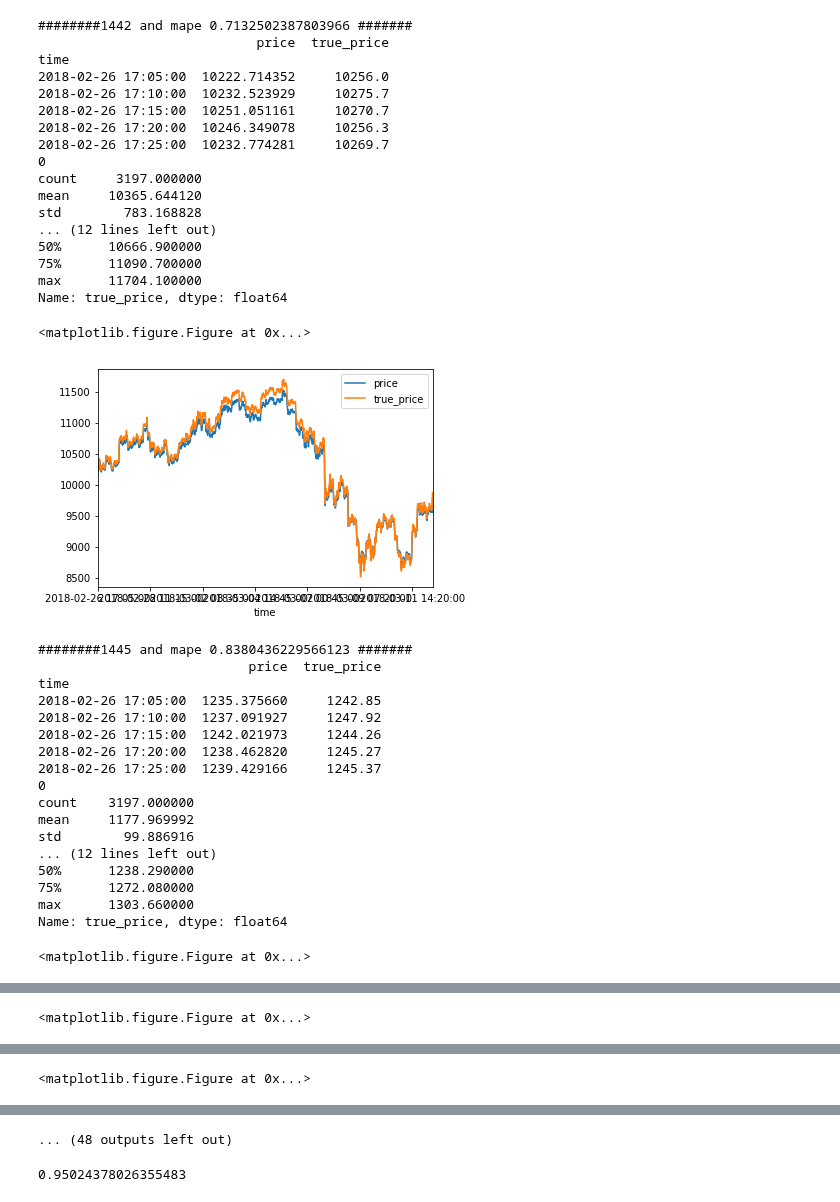
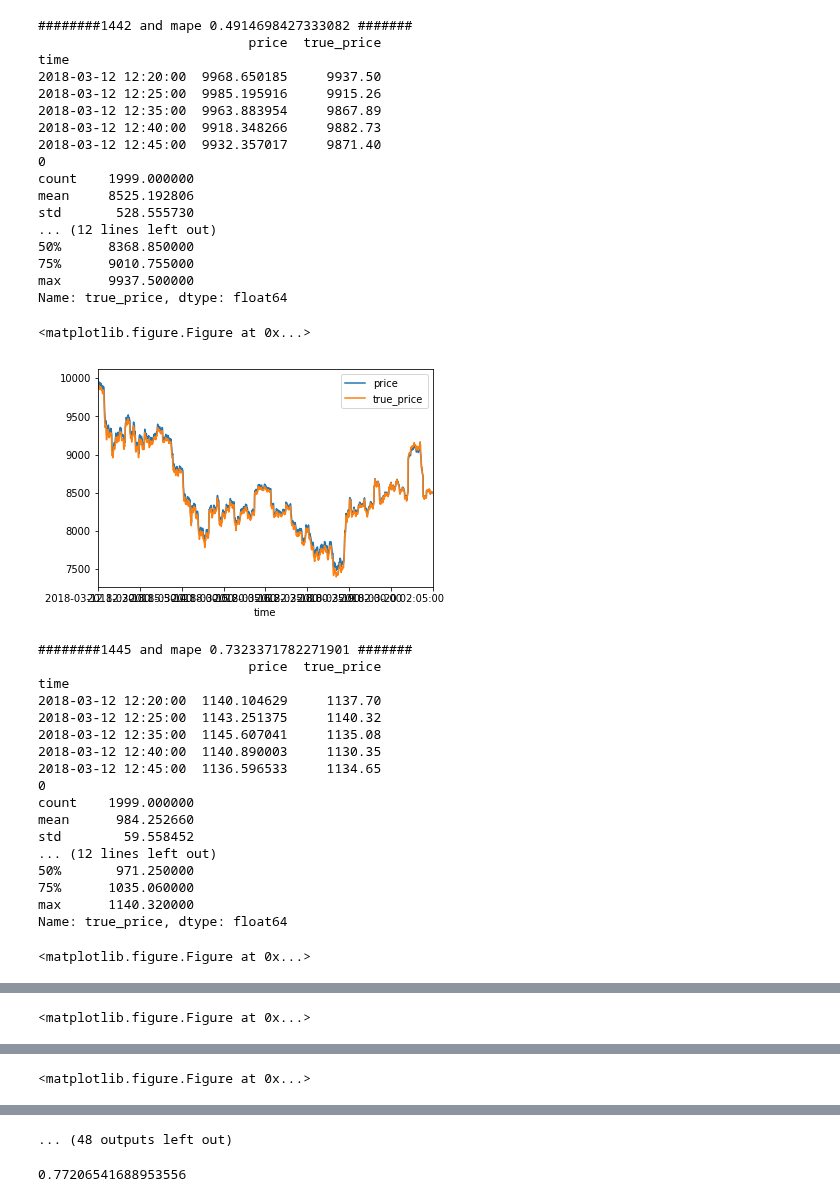
Before and after one commit to VladimirAnaniev/Academia-Datathon, a Jupyter notebook: radpet/baseline/coin_plot.ipynb, the cells around one changed output, grey strips where cells are left out. Drawn from its saved outputs; the diff is of its cells as text; code cells hidden in the pictures.

Commit message:
run models on test set

```diff
--- a/radpet/baseline/coin_plot.ipynb
+++ b/radpet/baseline/coin_plot.ipynb
@@ -13,59 +13,62 @@ coins = pd.read_csv('../SELECTED_COINS.csv').values.reshape((20,))
 # %%
 av_mape = []
 for coin in coins:
-    y_true = pd.read_csv('../data/train/'+str(coin)+'.csv', index_col='time')
-    y_true = y_true[10001:]
+#     y_true = pd.read_csv('../data/train/'+str(coin)+'.csv', index_col='time')
+    y_true = pd.read_csv('../data/test/'+str(coin)+'.csv', index_col='time')
+#     y_true = y_true[10001:]
+    y_true = y_true[1:]
 
-    y_pred = pd.read_csv('./'+str(coin)+'/checkpoints/y_pred_val.csv')
+#     y_pred = pd.read_csv('./'+str(coin)+'/checkpoints/y_pred_val.csv')
+    y_pred = pd.read_csv('./'+str(coin)+'/y_pred_test.csv')
     y_pred.index = y_true.index
     y_pred['true_price'] = y_true['price']
     mape_score = mape(y_true=y_pred['true_price'], y_pred=y_pred['price'])
     av_mape.append(mape_score)
     print('########{} and mape {} #######'.format(coin, mape_score))
     print(y_pred.head())
     print((y_pred['price'].values == y_true['price'].values).sum())
     print(y_pred['price'].describe())
     print()
     print(y_pred['true_price'].describe())
     plt.figure(figsize=(10,10));
     y_pred.plot()
     plt.show()
     print()
 # %% [output]
-########1442 and mape 0.7132502387803966 #######
-                            price  true_price
+########1442 and mape 0.4914698427333082 #######
+                           price  true_price
 time
-2018-02-26 17:05:00  10222.714352     10256.0
-2018-02-26 17:10:00  10232.523929     10275.7
-2018-02-26 17:15:00  10251.051161     10270.7
-2018-02-26 17:20:00  10246.349078     10256.3
-2018-02-26 17:25:00  10232.774281     10269.7
+2018-03-12 12:20:00  9968.650185     9937.50
+2018-03-12 12:25:00  9985.195916     9915.26
+2018-03-12 12:35:00  9963.883954     9867.89
+2018-03-12 12:40:00  9918.348266     9882.73
+2018-03-12 12:45:00  9932.357017     9871.40
 0
-count     3197.000000
-mean     10365.644120
-std        783.168828
+count    1999.000000
+mean     8525.192806
+std       528.555730
 ... (12 lines left out)
-50%      10666.900000
-75%      11090.700000
-max      11704.100000
+50%      8368.850000
+75%      9010.755000
+max      9937.500000
 Name: true_price, dtype: float64
 <matplotlib.figure.Figure at 0x...>
-[figure, old version]
+[figure, new version]
-########1445 and mape 0.8380436229566123 #######
+########1445 and mape 0.7323371782271901 #######
                            price  true_price
 time
-2018-02-26 17:05:00  1235.375660     1242.85
-2018-02-26 17:10:00  1237.091927     1247.92
-2018-02-26 17:15:00  1242.021973     1244.26
-2018-02-26 17:20:00  1238.462820     1245.27
-2018-02-26 17:25:00  1239.429166     1245.37
+2018-03-12 12:20:00  1140.104629     1137.70
+2018-03-12 12:25:00  1143.251375     1140.32
+2018-03-12 12:35:00  1145.607041     1135.08
+2018-03-12 12:40:00  1140.890003     1130.35
+2018-03-12 12:45:00  1136.596533     1134.65
 0
-count    3197.000000
-mean     1177.969992
-std        99.886916
+count    1999.000000
+mean      984.252660
+std        59.558452
 ... (12 lines left out)
-50%      1238.290000
-75%      1272.080000
-max      1303.660000
+50%       971.250000
+75%      1035.060000
+max      1140.320000
 Name: true_price, dtype: float64
 <matplotlib.figure.Figure at 0x...>
@@ -112,4 +115,4 @@ Name: true_price, dtype: float64
 # %%
 np.array(av_mape).mean()
 # %% [output]
-0.95024378026355483
+0.77206541688953556
```
Also changed, not shown: parts of 1 cell of this notebook, 21 other files.
